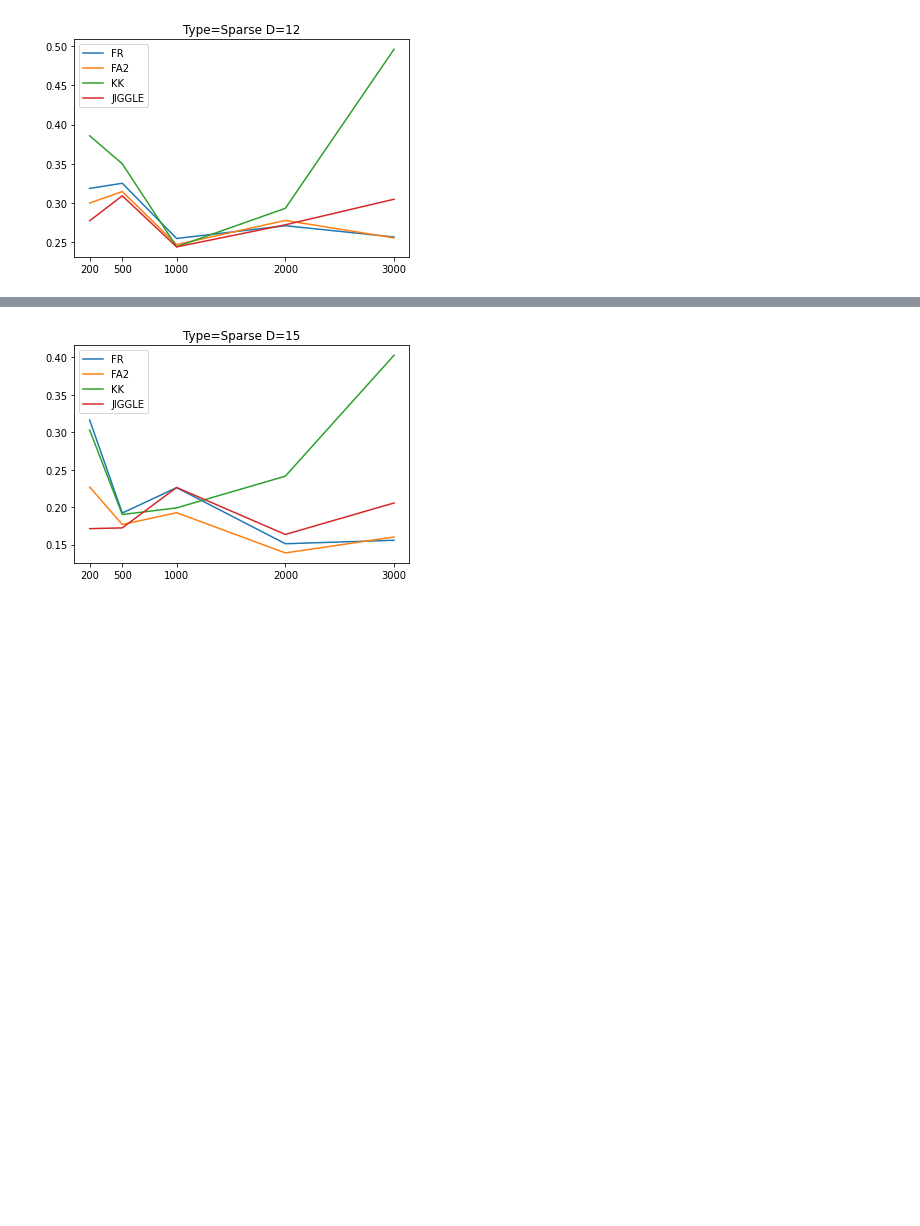
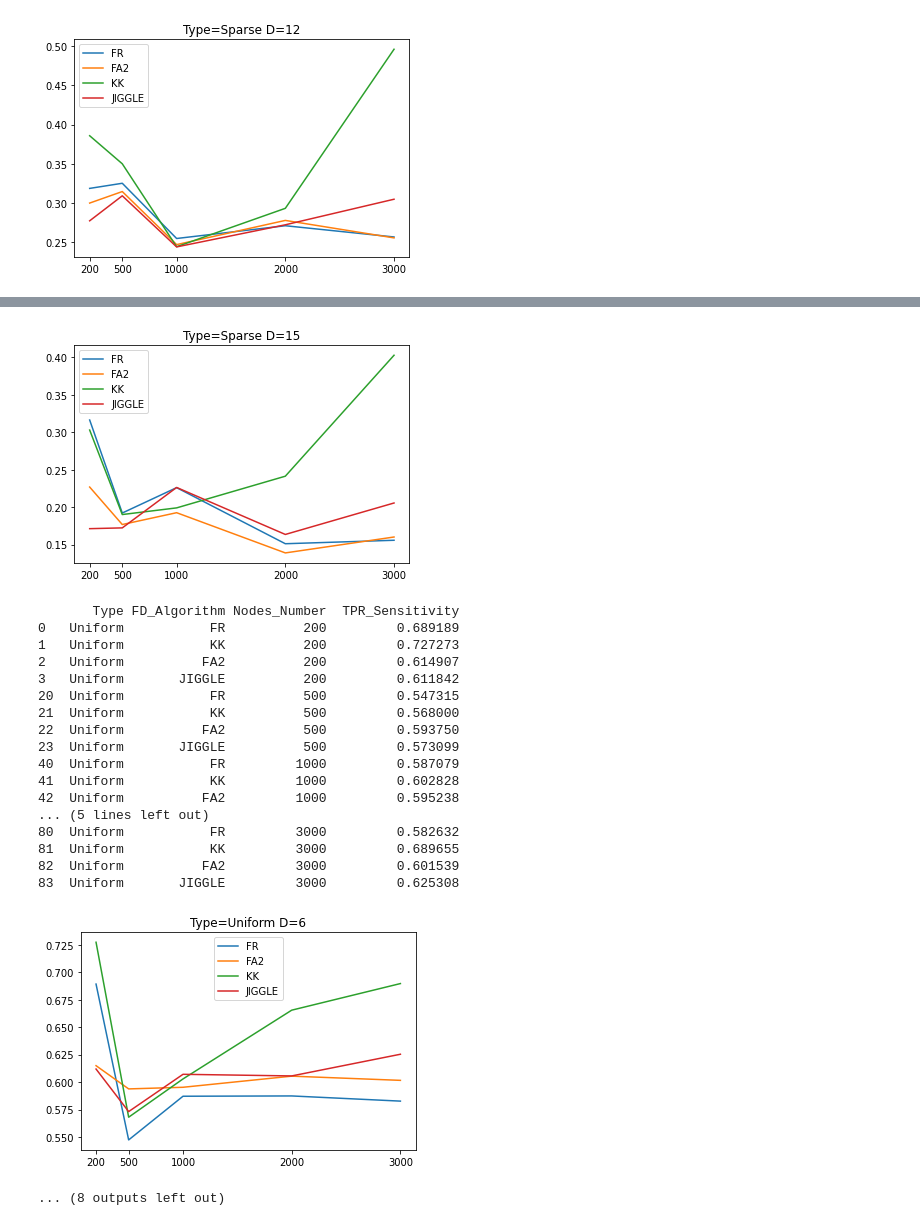
Before and after one commit to UMkashingHui/MyExperiments, a Jupyter notebook: Programs/Sensitivity/Result2Graph.ipynb, the cells around one changed output, grey strips where cells are left out. Cells and saved outputs as stored; diff of their text form; code cells hidden in the pictures; blank space fills up the shorter version.

```diff
--- a/Programs/Sensitivity/Result2Graph.ipynb
+++ b/Programs/Sensitivity/Result2Graph.ipynb
@@ -12,10 +6,11 @@ file_name_d15 = "result_d15.csv"
+# %%
+file_name_sparse = os.path.join("csv","Sparse","result_sparse.csv")
+file_name_uniform = os.path.join("csv","Uniform","result_uniform.csv")
 # %%
 # Load CSV file as pandas DataFrame
-df6 = pd.read_csv(file_name_d6)
-df8 = pd.read_csv(file_name_d8)
-df10 = pd.read_csv(file_name_d10)
-df12 = pd.read_csv(file_name_d12)
-df15 = pd.read_csv(file_name_d15)
+df_sparse = pd.read_csv(file_name_sparse)
+df_uniform = pd.read_csv(file_name_uniform)
+
 
 # frames = [df1, df_200]
 # df = pd.concat(frames)
@@ -43,9 +34,9 @@ df8
 def df_split(df):
     df_result = pd.DataFrame(columns=['Type', 'FD_Algorithm', 'Nodes_Number', 'Degree', 'TPR_Sensitivity', 'TNR_Specificity','PPV_Precision', 'NPV_Negative_Precision'])
     for filename in df['FD graph']:
-        new_name = filename.replace("../../../jpg_file/","")
+        new_name = filename.replace("../../../Data/jpg/jpg_fd_files/","")
         name_list = new_name.split('/')
-        prop_list = name_list[2].split('=')
+        prop_list = name_list[-1].split('=')
         node_number = prop_list[1].replace('d','')
         if "_" in prop_list[2]:
             degree = prop_list[2].split("_")[0]
@@ -65,0 +51,3 @@ df15_splited = df_split(df15)
+# %%
+df_sparse_splitted = df_split(df_sparse)
+df_uniform_splitted = df_split(df_uniform)
@@ -99,11 +103,16 @@ def drawSensitivityGraphWithSameDegree(_type, _degree, df_result):
     # Show the chart
     plt.show()
 # %%
-drawSensitivityGraphWithSameDegree('Sparse', 6, df6_splited)
-drawSensitivityGraphWithSameDegree('Sparse', 8, df8_splited)
-drawSensitivityGraphWithSameDegree('Sparse', 10, df10_splited)
-drawSensitivityGraphWithSameDegree('Sparse', 12, df12_splited)
-drawSensitivityGraphWithSameDegree('Sparse', 15, df15_splited)
+drawSensitivityGraphWithSameDegree('Sparse', 6, df_sparse_splitted)
+drawSensitivityGraphWithSameDegree('Sparse', 8, df_sparse_splitted)
+drawSensitivityGraphWithSameDegree('Sparse', 10, df_sparse_splitted)
+drawSensitivityGraphWithSameDegree('Sparse', 12, df_sparse_splitted)
+drawSensitivityGraphWithSameDegree('Sparse', 15, df_sparse_splitted)
+drawSensitivityGraphWithSameDegree('Uniform', 6, df_uniform_splitted)
+drawSensitivityGraphWithSameDegree('Uniform', 8, df_uniform_splitted)
+drawSensitivityGraphWithSameDegree('Uniform', 10, df_uniform_splitted)
+drawSensitivityGraphWithSameDegree('Uniform', 12, df_uniform_splitted)
+drawSensitivityGraphWithSameDegree('Uniform', 15, df_uniform_splitted)
 # %% [output]
       Type FD_Algorithm Nodes_Number  TPR_Sensitivity
 0   Sparse           FR          200         0.760417
@@ -197 +206,20 @@ drawSensitivityGraphWithSameDegree('Sparse', 15, df15_splited)
 [figure]
+       Type FD_Algorithm Nodes_Number  TPR_Sensitivity
+0   Uniform           FR          200         0.689189
+1   Uniform           KK          200         0.727273
+2   Uniform          FA2          200         0.614907
+3   Uniform       JIGGLE          200         0.611842
+20  Uniform           FR          500         0.547315
+21  Uniform           KK          500         0.568000
+22  Uniform          FA2          500         0.593750
+23  Uniform       JIGGLE          500         0.573099
+40  Uniform           FR         1000         0.587079
+41  Uniform           KK         1000         0.602828
+42  Uniform          FA2         1000         0.595238
+... (5 lines left out)
+80  Uniform           FR         3000         0.582632
+81  Uniform           KK         3000         0.689655
+82  Uniform          FA2         3000         0.601539
+83  Uniform       JIGGLE         3000         0.625308
+[figure, added]
+... (8 outputs left out)
```
Also changed, not shown: parts of 6 cells of this notebook, 31 other files.
